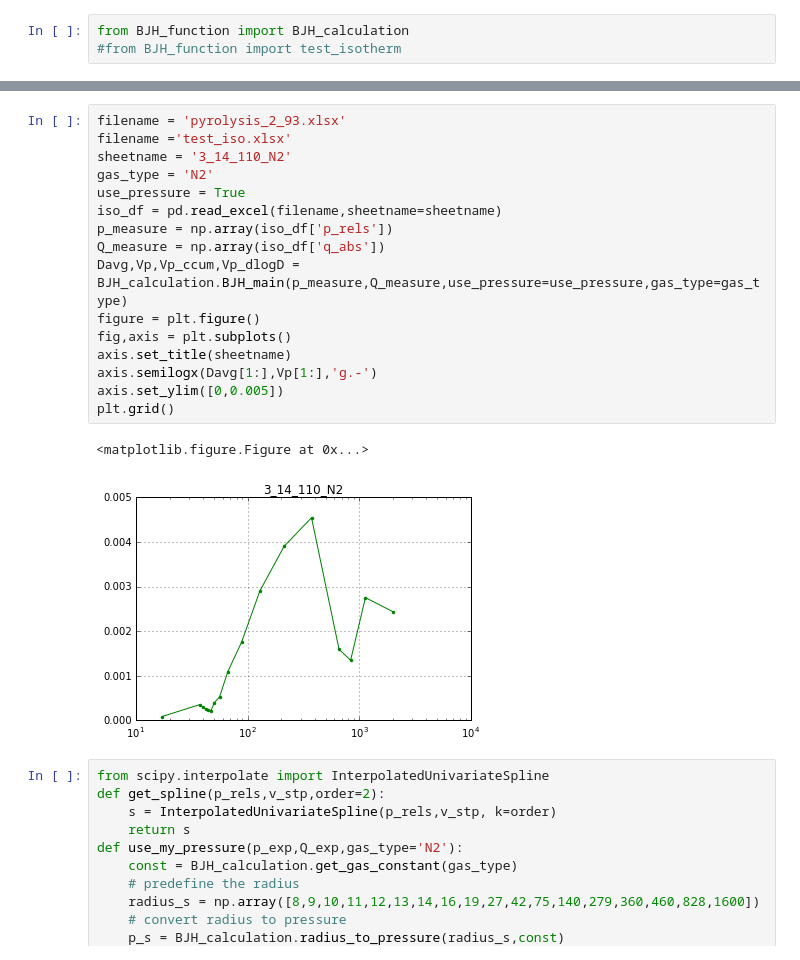
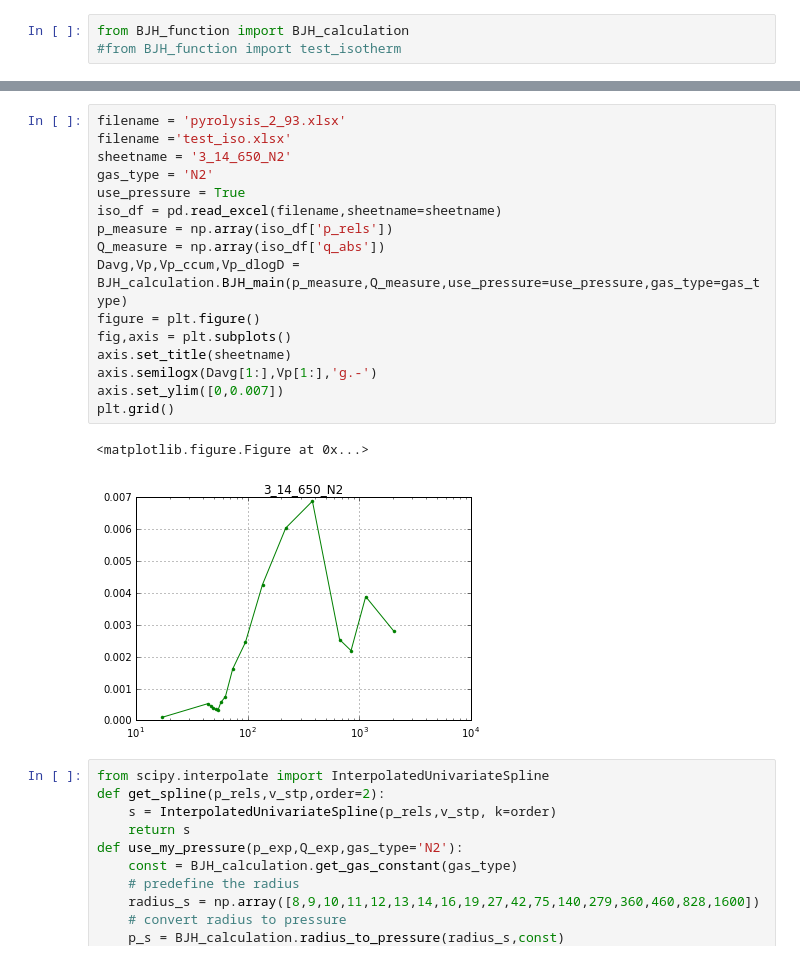
Before and after one commit to jianghan2013/gas-adsorption1, a Jupyter notebook: test.ipynb, the cells around one changed output, grey strips where cells are left out. Drawn from its saved outputs; the diff is of its cells as text.

```diff
--- a/test.ipynb
+++ b/test.ipynb
@@ -12,22 +31,22 @@ from BJH_function import BJH_calculation
 # %%
 filename = 'pyrolysis_2_93.xlsx'
 filename ='test_iso.xlsx'
-sheetname = '3_14_110_N2'
+sheetname = '3_14_650_N2'
 gas_type = 'N2'
 use_pressure = True
 iso_df = pd.read_excel(filename,sheetname=sheetname)
 p_measure = np.array(iso_df['p_rels'])
 Q_measure = np.array(iso_df['q_abs'])
 Davg,Vp,Vp_ccum,Vp_dlogD = BJH_calculation.BJH_main(p_measure,Q_measure,use_pressure=use_pressure,gas_type=gas_type)
 figure = plt.figure()
 fig,axis = plt.subplots()
 axis.set_title(sheetname)
 axis.semilogx(Davg[1:],Vp[1:],'g.-')
-axis.set_ylim([0,0.005])
+axis.set_ylim([0,0.007])
 plt.grid()
 # %% [output]
 <matplotlib.figure.Figure at 0x...>
-[figure, old version]
+[figure, new version]
 # %%
 from scipy.interpolate import InterpolatedUnivariateSpline
 def get_spline(p_rels,v_stp,order=2):
```
Also changed, not shown: parts of 2 cells of this notebook, 4 other files.
